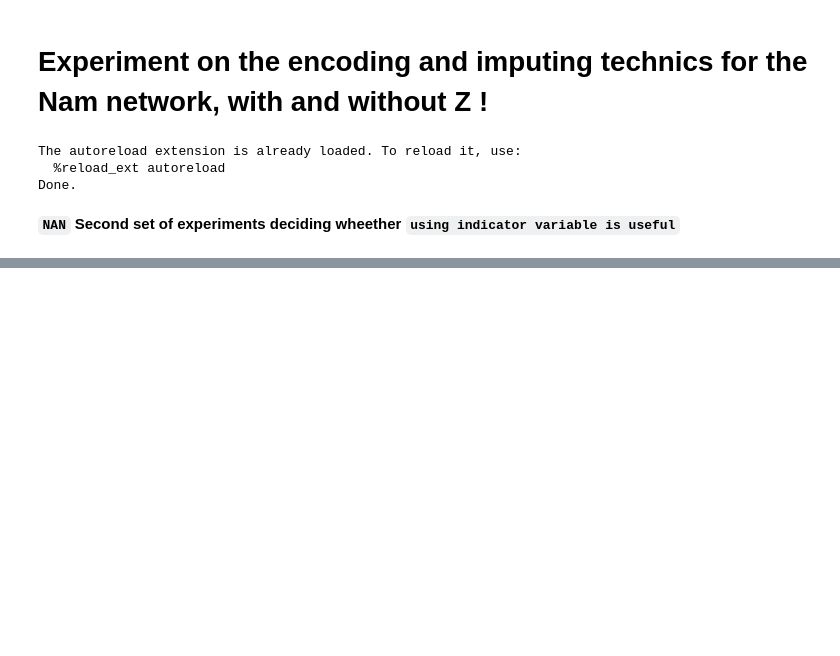
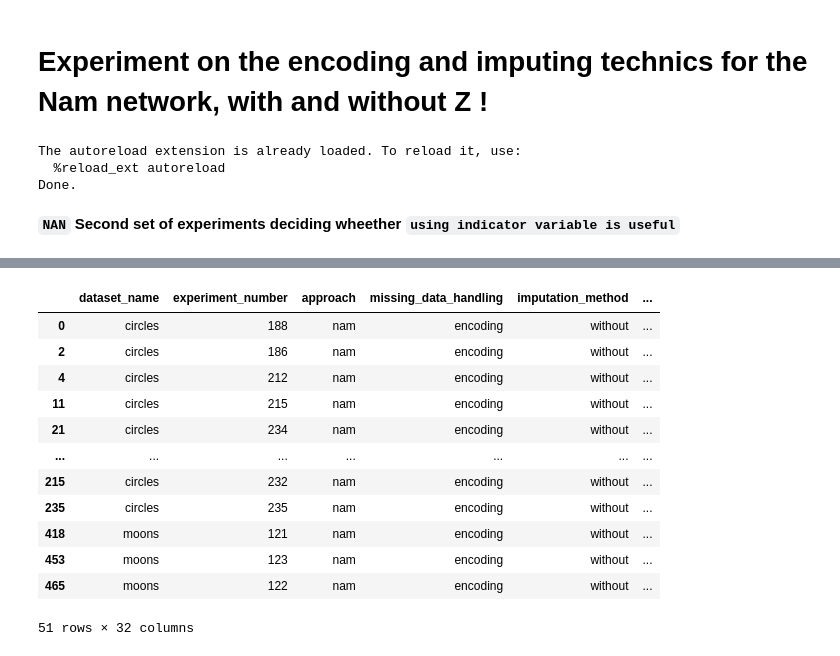
Before and after one commit to matiasdm/notes_on_stats, a Jupyter notebook: doc/notebooks/exp_6.ipynb, the cells around one changed output, grey strips where cells are left out. Saved outputs shown, nothing was run; the diff lists cells and outputs as text; code cells hidden in the pictures; blank space fills up the shorter version.

```diff
--- a/doc/notebooks/exp_6.ipynb
+++ b/doc/notebooks/exp_6.ipynb
@@ -42,3 +44,19 @@ df
+# %%
+df[(df['use_missing_indicator_variables'] == False) & (df['approach'] == 'nam')]
+# %% [output]
+|  | dataset_name | experiment_number | approach | missing_data_handling | imputation_method | ... |
+| 0 | circles | 188 | nam | encoding | without | ... |
+| 2 | circles | 186 | nam | encoding | without | ... |
+| 4 | circles | 212 | nam | encoding | without | ... |
+| 11 | circles | 215 | nam | encoding | without | ... |
+| 21 | circles | 234 | nam | encoding | without | ... |
+| ... | ... | ... | ... | ... | ... | ... |
+| 215 | circles | 232 | nam | encoding | without | ... |
+| 235 | circles | 235 | nam | encoding | without | ... |
+| 418 | moons | 121 | nam | encoding | without | ... |
+| 453 | moons | 123 | nam | encoding | without | ... |
+| 465 | moons | 122 | nam | encoding | without | ... |
+51 rows × 32 columns
 # %%
 if False:
     df = create_df(folder_names=['experiments_24_june_duke', 'experiments_24_june', 'experiments_solidays', 'experiement_28_june', 'experiments_28_june_duke', 'experiments_28_june_exp_1'])
```
Also changed, not shown: parts of 13 cells of this notebook, 7 other files.
